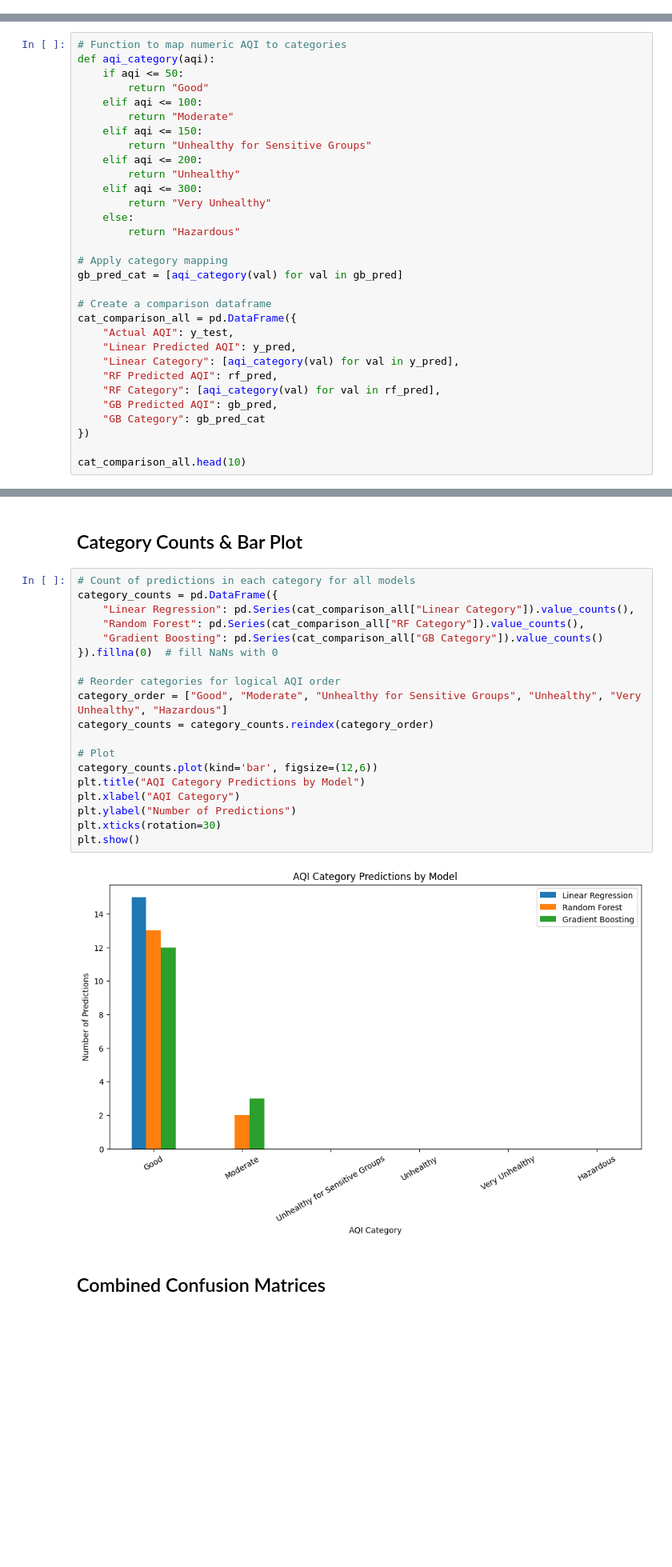
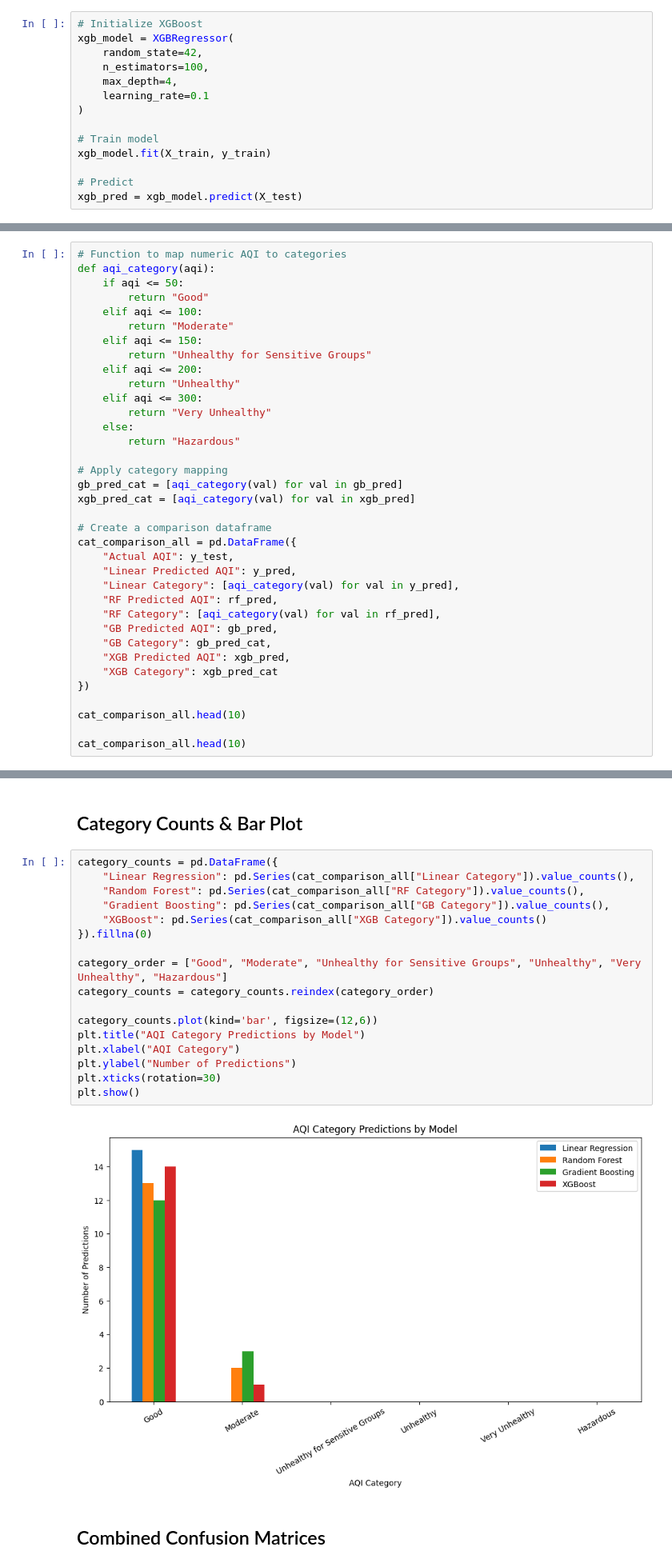
Before and after one commit to ZohaibAfzal295/air-quality-analysis, a Jupyter notebook: notebooks/aqi_prediction_model_comparison.ipynb, the cells around one changed output, grey strips where cells are left out. Shown at 80% size. Cells and saved outputs as stored; diff of their text form; blank space fills up the shorter version.

```diff
--- a/notebooks/first_model.ipynb
+++ b/notebooks/aqi_prediction_model_comparison.ipynb
@@ -340,0 +362,14 @@ plt.show()
+# %%
+# Initialize XGBoost
+xgb_model = XGBRegressor(
+    random_state=42,
+    n_estimators=100,
+    max_depth=4,
+    learning_rate=0.1
+)
+
+# Train model
+xgb_model.fit(X_train, y_train)
+
+# Predict
+xgb_pred = xgb_model.predict(X_test)
@@ -427,6 +503,7 @@ def aqi_category(aqi):
 
 # Apply category mapping
 gb_pred_cat = [aqi_category(val) for val in gb_pred]
+xgb_pred_cat = [aqi_category(val) for val in xgb_pred]
 
 # Create a comparison dataframe
 cat_comparison_all = pd.DataFrame({
@@ -436,10 +513,14 @@ cat_comparison_all = pd.DataFrame({
     "RF Predicted AQI": rf_pred,
     "RF Category": [aqi_category(val) for val in rf_pred],
     "GB Predicted AQI": gb_pred,
-    "GB Category": gb_pred_cat
+    "GB Category": gb_pred_cat,
+    "XGB Predicted AQI": xgb_pred,
+    "XGB Category": xgb_pred_cat
 })
 
 cat_comparison_all.head(10)
+
+cat_comparison_all.head(10)
 # %% [output]
 |  | Actual AQI | Linear Predicted AQI | Linear Category | RF Predicted AQI | RF Category | GB Predicted AQI | ... |
 | 174 | 54.0 | 45.150548 | Good | 56.90 | Moderate | 55.896892 | ... |
@@ -455,26 +540,24 @@ cat_comparison_all.head(10)
 # %% [markdown]
 ## Category Counts & Bar Plot
 # %%
-# Count of predictions in each category for all models
 category_counts = pd.DataFrame({
     "Linear Regression": pd.Series(cat_comparison_all["Linear Category"]).value_counts(),
     "Random Forest": pd.Series(cat_comparison_all["RF Category"]).value_counts(),
-    "Gradient Boosting": pd.Series(cat_comparison_all["GB Category"]).value_counts()
-}).fillna(0)  # fill NaNs with 0
+    "Gradient Boosting": pd.Series(cat_comparison_all["GB Category"]).value_counts(),
+    "XGBoost": pd.Series(cat_comparison_all["XGB Category"]).value_counts()
+}).fillna(0)
 
-# Reorder categories for logical AQI order
 category_order = ["Good", "Moderate", "Unhealthy for Sensitive Groups", "Unhealthy", "Very Unhealthy", "Hazardous"]
 category_counts = category_counts.reindex(category_order)
 
-# Plot
 category_counts.plot(kind='bar', figsize=(12,6))
 plt.title("AQI Category Predictions by Model")
 plt.xlabel("AQI Category")
 plt.ylabel("Number of Predictions")
 plt.xticks(rotation=30)
 plt.show()
 # %% [output]
-[figure, old version]
+[figure, new version]
 # %% [markdown]
 ## Combined Confusion Matrices
 # %%
```
Also changed, not shown: parts of 46 cells of this notebook.
